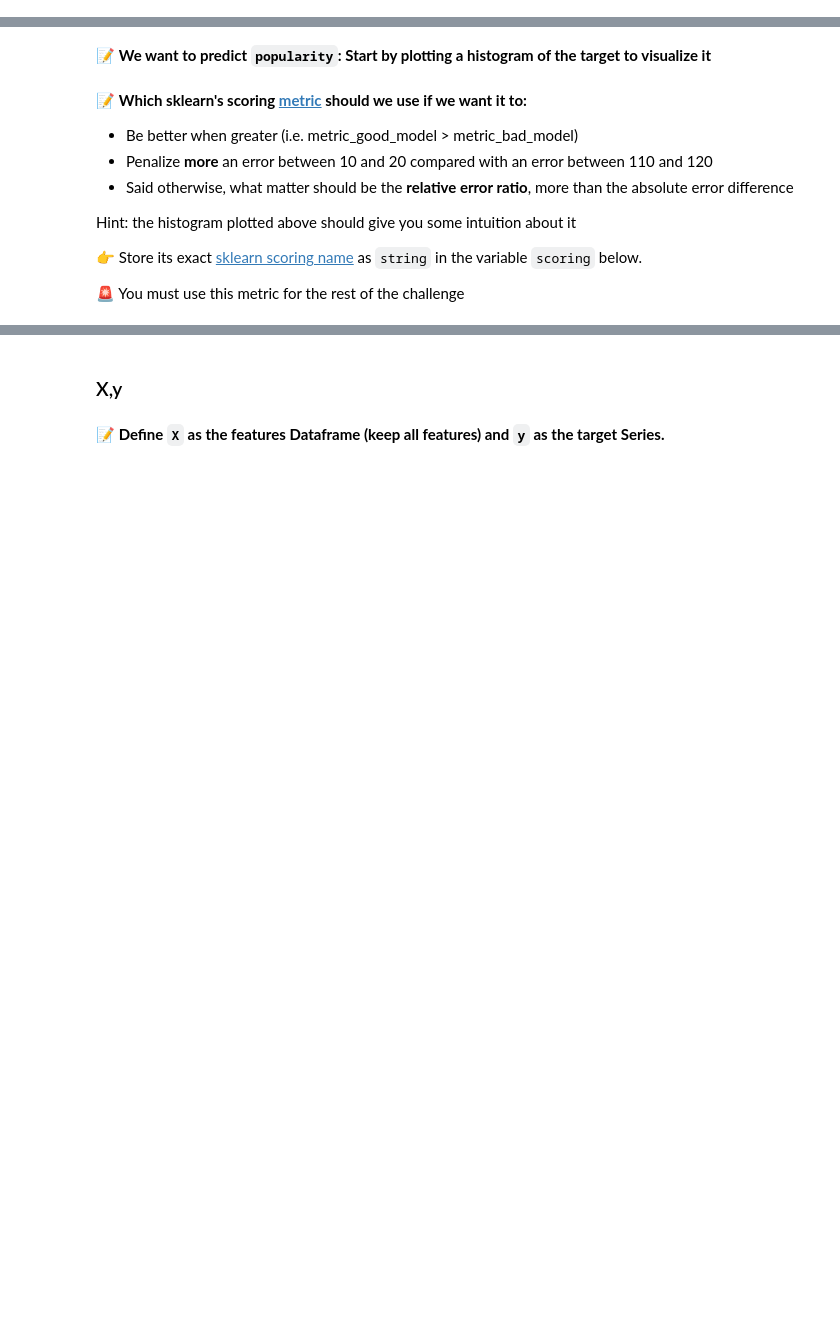
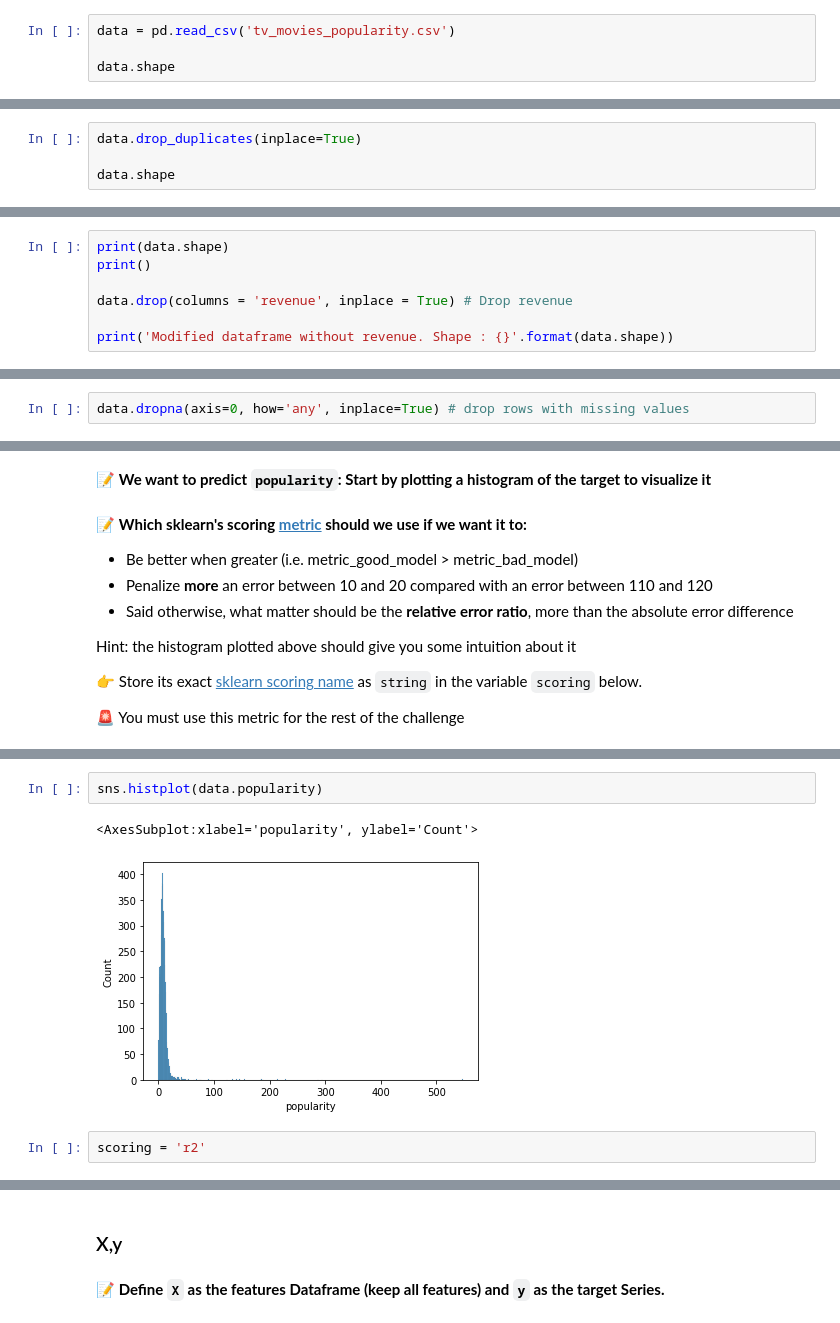
Before and after one commit to maillotg/data-certification-exam, a Jupyter notebook: machine_learning/TV_popularity_predictor.ipynb, the cells around one changed output, grey strips where cells are left out. Cells and saved outputs as stored; diff of their text form; blank space fills up the shorter version.

Commit message:
Baseline and data cleaning done; 2 reboots after test data engineering

```diff
--- a/machine_learning/TV_popularity_predictor.ipynb
+++ b/machine_learning/TV_popularity_predictor.ipynb
@@ -49,0 +48,4 @@ from nbresult import ChallengeResult
+# %%
+data = pd.read_csv('tv_movies_popularity.csv')
+
+data.shape
@@ -49,0 +78,4 @@ from nbresult import ChallengeResult
+# %%
+data.drop_duplicates(inplace=True)
+
+data.shape
@@ -49,0 +112,7 @@ from nbresult import ChallengeResult
+# %%
+print(data.shape)
+print()
+
+data.drop(columns = 'revenue', inplace = True) # Drop revenue
+
+print('Modified dataframe without revenue. Shape : {}'.format(data.shape))
@@ -49,0 +123,2 @@ from nbresult import ChallengeResult
+# %%
+data.dropna(axis=0, how='any', inplace=True) # drop rows with missing values
@@ -81,3 +188,10 @@ Hint: the histogram plotted above should give you some intuition about it
+# %%
+sns.histplot(data.popularity)
+# %% [output]
+<AxesSubplot:xlabel='popularity', ylabel='Count'>
+[figure, added]
+# %%
+scoring = 'r2'
 # %% [markdown]
 <details>
     <summary>💡 Hint</summary>
```
Also changed, not shown: parts of 55 cells of this notebook, 2 other files.
